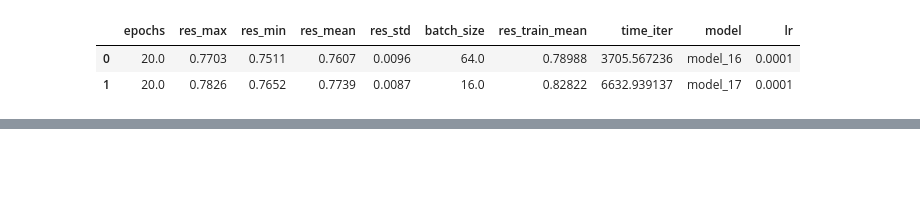
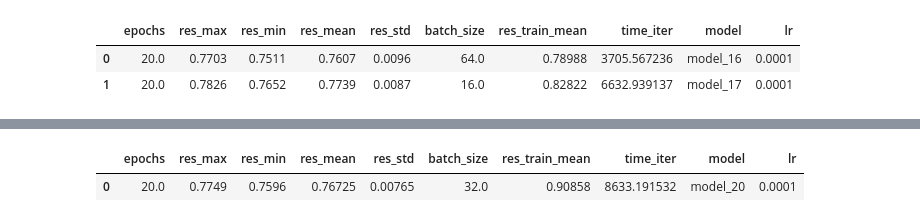
Before and after one commit to Vitalylqw/machine_vision, a Jupyter notebook: hw_2/hw_2.ipynb, the cells around one changed output, grey strips where cells are left out. Saved outputs shown, nothing was run; the diff lists cells and outputs as text; code cells hidden in the pictures; blank space fills up the shorter version.

```diff
--- a/hw_2/hw_2.ipynb
+++ b/hw_2/hw_2.ipynb
@@ -1949,0 +2140,15 @@ history
+# %%
+%%time
+epochs = 20
+LEARNING_RATE = 0.0001
+batch_size = 32
+optimizer = tf.keras.optimizers.Adam(LEARNING_RATE)
+model_20.compile( optimizer=optimizer,
+          loss='categorical_crossentropy',
+          metrics=['accuracy'])
+res = testing(model_20,2)
+res['model'] = 'model_20'
+res['lr'] = LEARNING_RATE
+history=history.append(res,ignore_index=True)
+history
+# %% [output]
@@ -1949,0 +2172,2 @@ history
+|  | epochs | res_max | res_min | res_mean | res_std | batch_size | res_train_mean | time_iter | model | lr |
+| 0 | 20.0 | 0.7749 | 0.7596 | 0.76725 | 0.00765 | 32.0 | 0.90858 | 8633.191532 | model_20 | 0.0001 |
```
Also changed, not shown: parts of 7 cells of this notebook.
